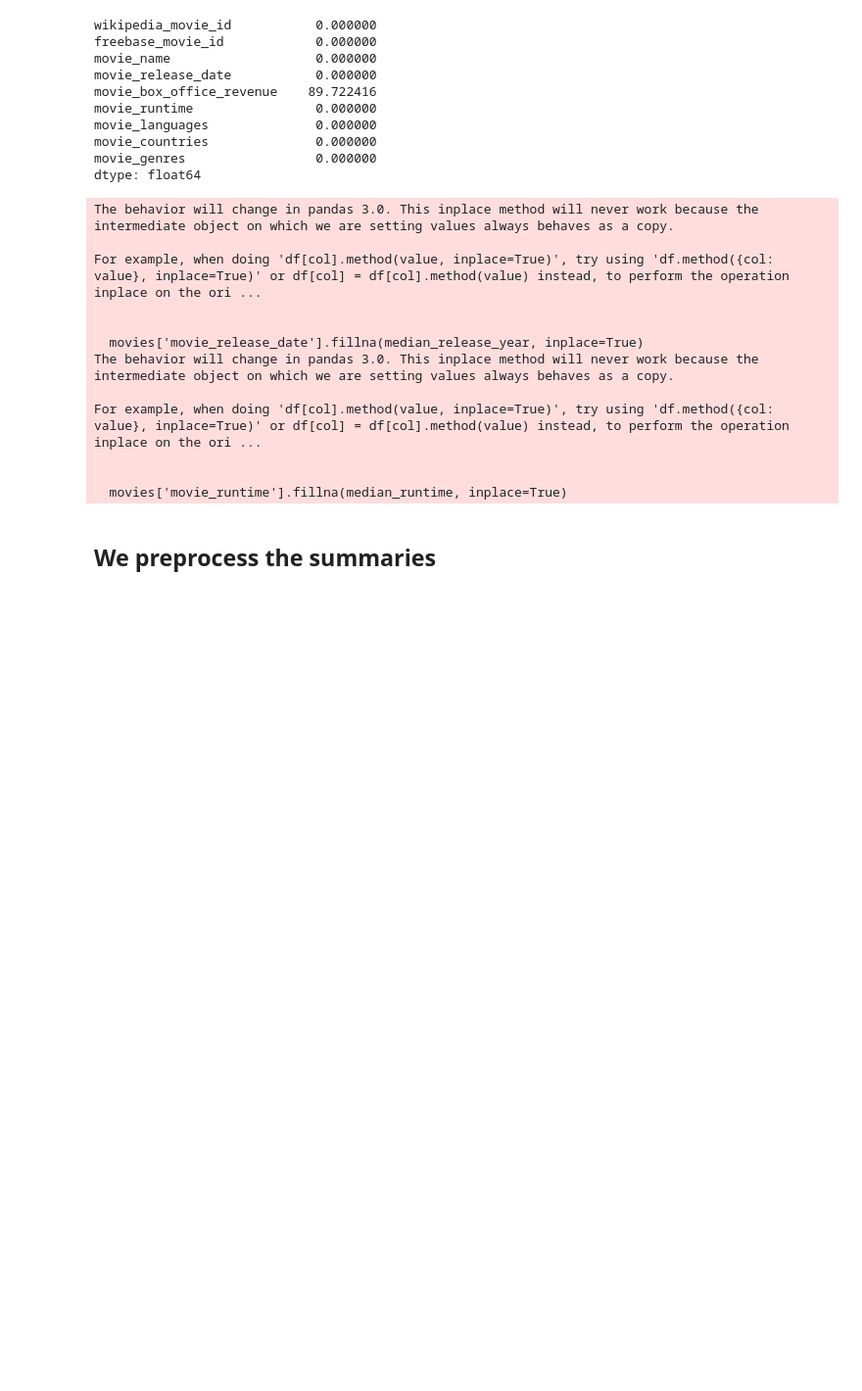
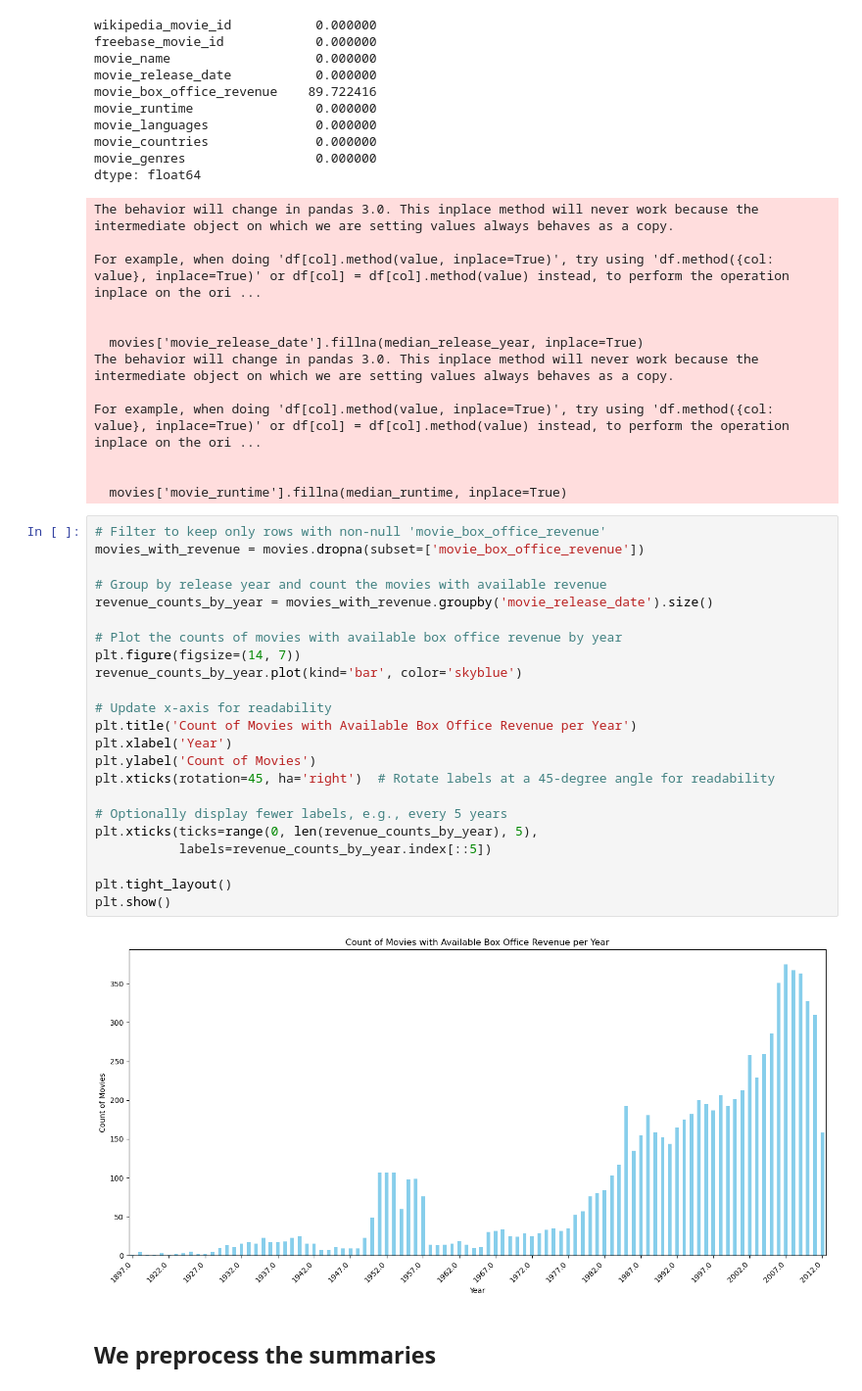
Before and after one commit to arthurEpfl/CMU_MovieCorpus_Data_Analysis, a Jupyter notebook: src/EDA/eda_adam.ipynb, the cells around one changed output. Shown: that part at 98% size. Cells and saved outputs as stored; diff of their text form; blank space fills up the shorter version.

Commit message:
Add a plot.

```diff
--- a/src/EDA/eda_adam.ipynb
+++ b/src/EDA/eda_adam.ipynb
@@ -268,6 +288,31 @@ For example, when doing 'df[col].method(value, inplace=True)', try using 'df.met
 
 
   movies['movie_runtime'].fillna(median_runtime, inplace=True)
+# %%
+# Filter to keep only rows with non-null 'movie_box_office_revenue'
+movies_with_revenue = movies.dropna(subset=['movie_box_office_revenue'])
+
+# Group by release year and count the movies with available revenue
+revenue_counts_by_year = movies_with_revenue.groupby('movie_release_date').size()
+
+# Plot the counts of movies with available box office revenue by year
+plt.figure(figsize=(14, 7))
+revenue_counts_by_year.plot(kind='bar', color='skyblue')
+
+# Update x-axis for readability
+plt.title('Count of Movies with Available Box Office Revenue per Year')
+plt.xlabel('Year')
+plt.ylabel('Count of Movies')
+plt.xticks(rotation=45, ha='right')  # Rotate labels at a 45-degree angle for readability
+
+# Optionally display fewer labels, e.g., every 5 years
+plt.xticks(ticks=range(0, len(revenue_counts_by_year), 5),
+           labels=revenue_counts_by_year.index[::5])
+
+plt.tight_layout()
+plt.show()
+# %% [output]
+[figure, added]
 # %% [markdown]
 ## We preprocess the summaries
 # %%
```
Also changed, not shown: parts of 7 cells of this notebook.
